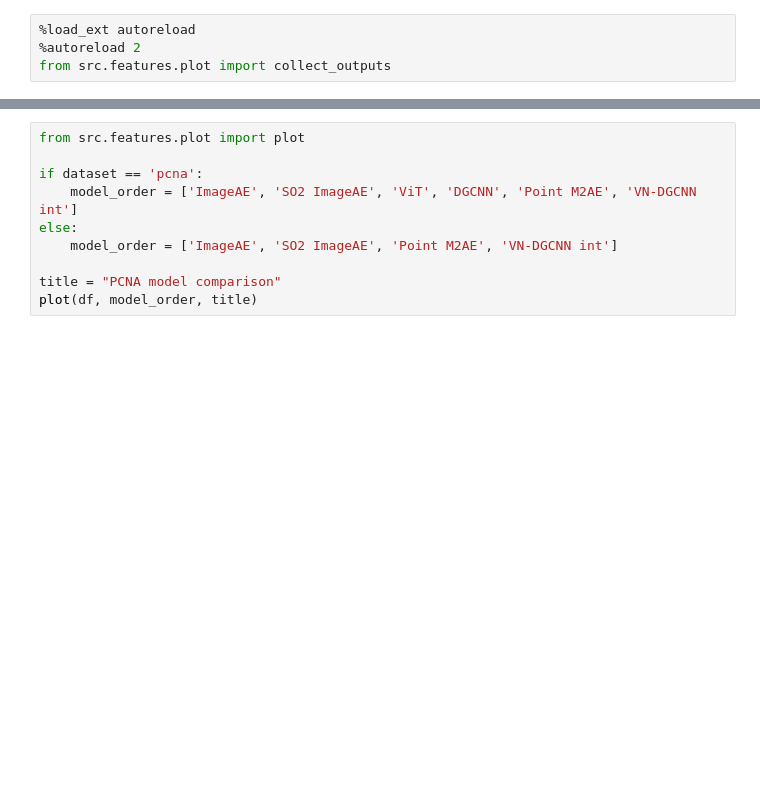
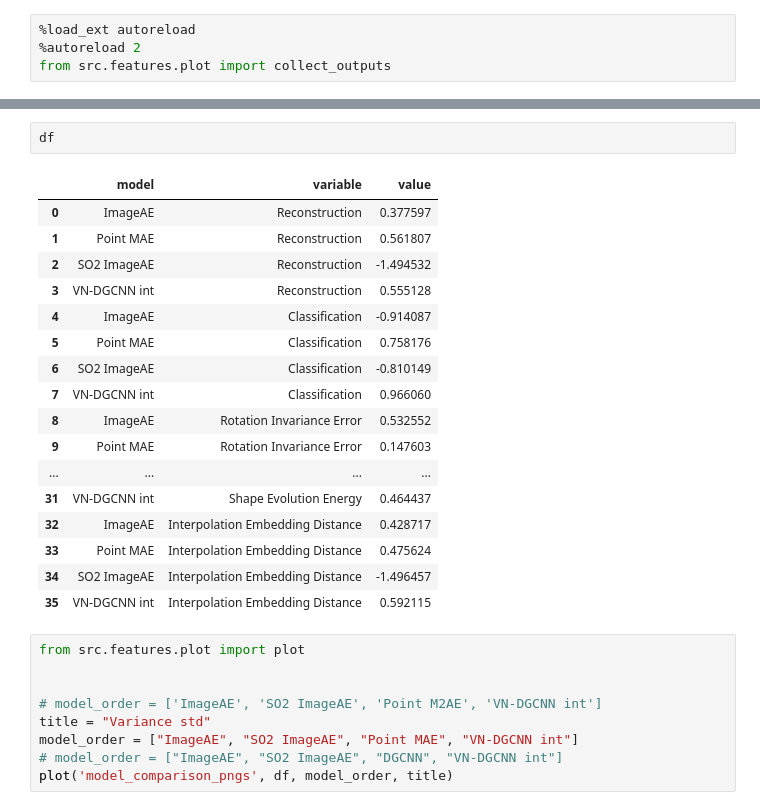
Before and after one commit to AllenCell/benchmarking_representations, a Jupyter notebook: notebooks/benchmarking_plot.ipynb, the cells around one changed output, grey strips where cells are left out. Saved outputs shown, nothing was run; the diff lists cells and outputs as text; blank space fills up the shorter version.

```diff
--- a/notebooks/benchmarking_plot.ipynb
+++ b/notebooks/benchmarking_plot.ipynb
@@ -32,10 +24,29 @@ This dataframe has a column name that matches the 'value_name' column name of th
+# %%
+df
+# %% [output]
+|  | model | variable | value |
+| 0 | ImageAE | Reconstruction | 0.377597 |
+| 1 | Point MAE | Reconstruction | 0.561807 |
+| 2 | SO2 ImageAE | Reconstruction | -1.494532 |
+| 3 | VN-DGCNN int | Reconstruction | 0.555128 |
+| 4 | ImageAE | Classification | -0.914087 |
+| 5 | Point MAE | Classification | 0.758176 |
+| 6 | SO2 ImageAE | Classification | -0.810149 |
+| 7 | VN-DGCNN int | Classification | 0.966060 |
+| 8 | ImageAE | Rotation Invariance Error | 0.532552 |
+| 9 | Point MAE | Rotation Invariance Error | 0.147603 |
+| ... | ... | ... | ... |
+| 31 | VN-DGCNN int | Shape Evolution Energy | 0.464437 |
+| 32 | ImageAE | Interpolation Embedding Distance | 0.428717 |
+| 33 | Point MAE | Interpolation Embedding Distance | 0.475624 |
+| 34 | SO2 ImageAE | Interpolation Embedding Distance | -1.496457 |
+| 35 | VN-DGCNN int | Interpolation Embedding Distance | 0.592115 |
 # %%
 from src.features.plot import plot
 
-if dataset == 'pcna':
-    model_order = ['ImageAE', 'SO2 ImageAE', 'ViT', 'DGCNN', 'Point M2AE', 'VN-DGCNN int']
-else:
-    model_order = ['ImageAE', 'SO2 ImageAE', 'Point M2AE', 'VN-DGCNN int']
 
-title = "PCNA model comparison"
-plot(df, model_order, title)
+# model_order = ['ImageAE', 'SO2 ImageAE', 'Point M2AE', 'VN-DGCNN int']
+title = "Variance std"
+model_order = ["ImageAE", "SO2 ImageAE", "Point MAE", "VN-DGCNN int"]
+# model_order = ["ImageAE", "SO2 ImageAE", "DGCNN", "VN-DGCNN int"]
+plot('model_comparison_pngs', df, model_order, title)
```
Also changed, not shown: parts of 5 cells of this notebook, 5 other files.
